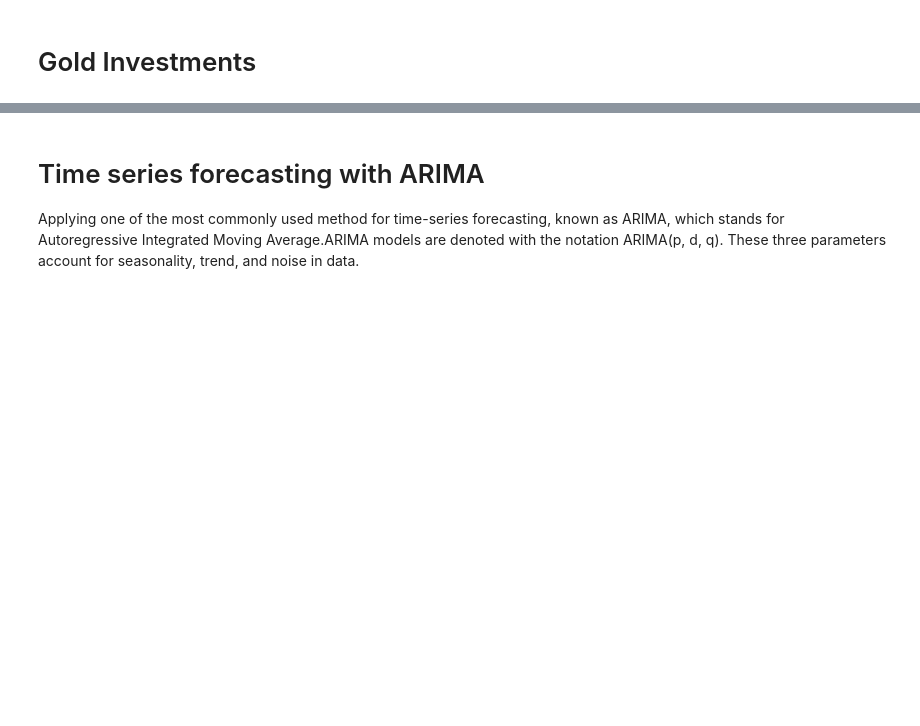
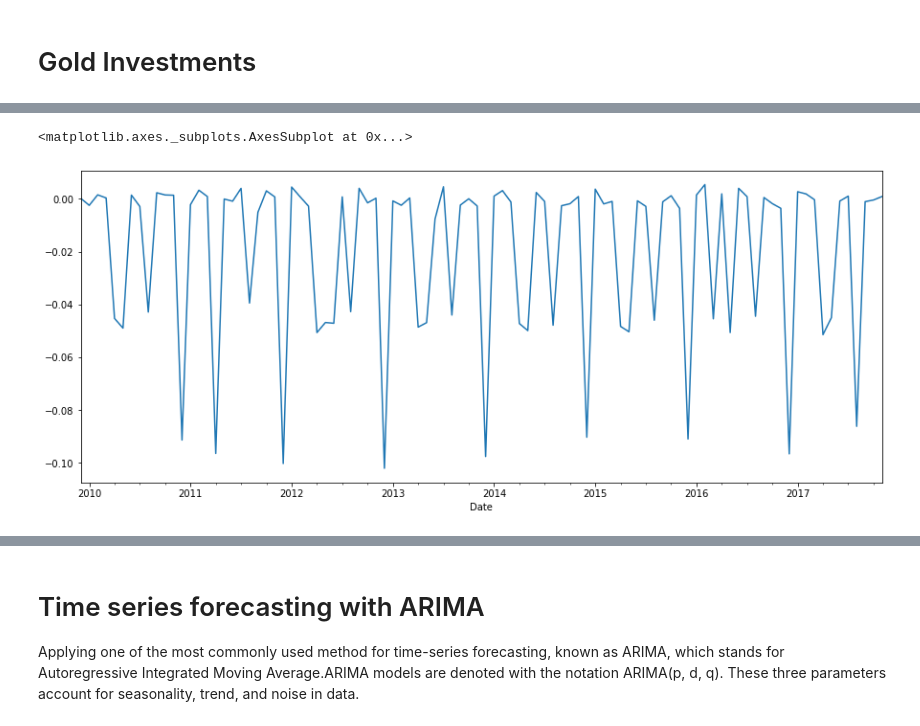
Before and after one commit to avi1220/Time-series, a Jupyter notebook: gold investment.ipynb, the cells around one changed output, grey strips where cells are left out. Saved outputs shown, nothing was run; the diff lists cells and outputs as text; code cells hidden in the pictures; blank space fills up the shorter version.

```diff
--- a/gold investment.ipynb
+++ b/gold investment.ipynb
@@ -48,5 +100,5 @@ adfuller_test(df['Gold Investments'])
 # %%
 # average the daily stock value of gold investment for each month
 
-y = df['Gold Investments'].resample('MS').mean()
-y['2009':]
+x = df['Gold Investments'].resample('MS').mean()
+x['2009':]
@@ -53,5 +119,8 @@ y['2009':]
 # %%
-y.plot(figsize = (15, 6))
+x.plot(figsize = (15, 6))
+# %% [output]
+<matplotlib.axes._subplots.AxesSubplot at 0x...>
+[figure, added]
 # %%
 from pylab import rcParams
 rcParams['figure.figsize'] = 15, 8
```
Also changed, not shown: parts of 20 cells of this notebook, 2 other files.
